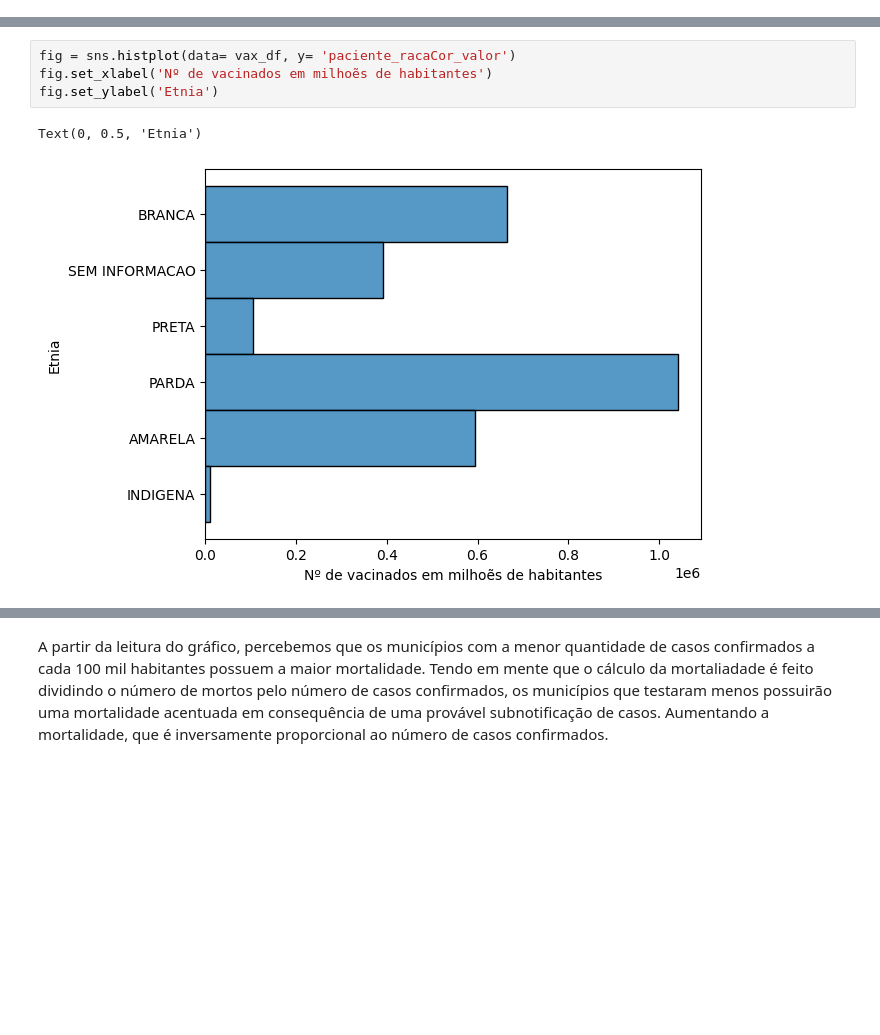
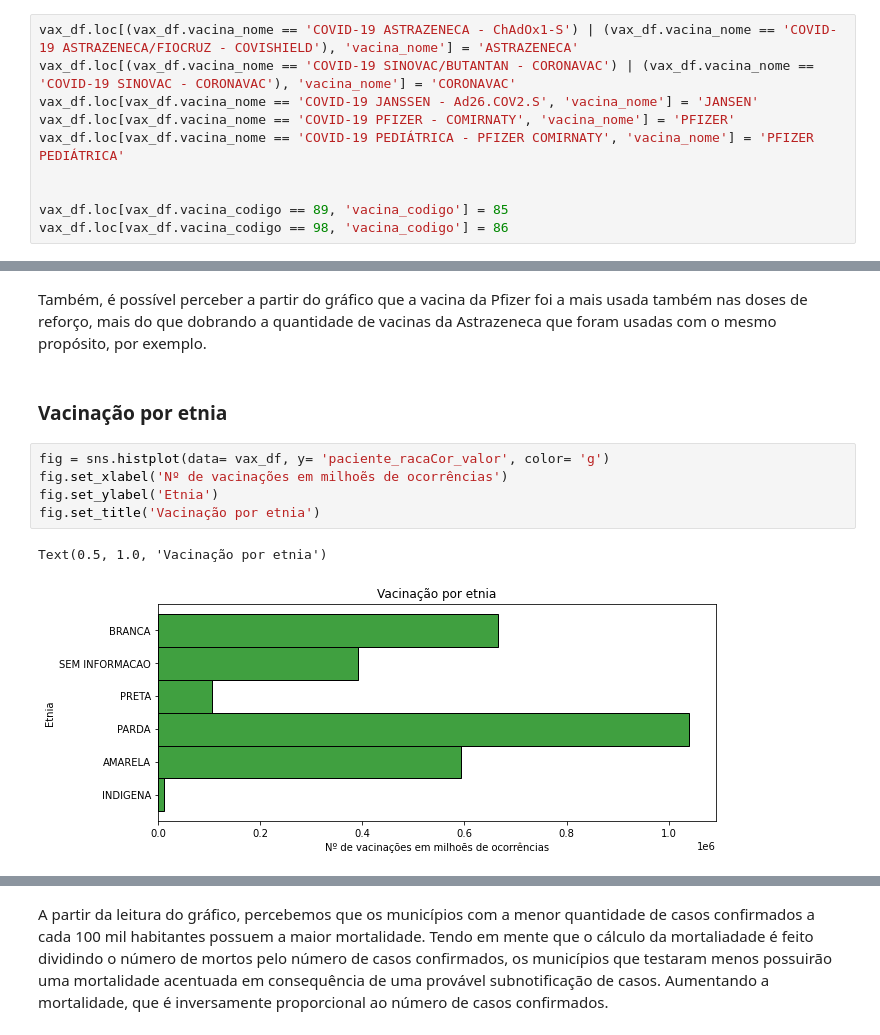
Before and after one commit to maxbarbosa/data-science-final-project, a Jupyter notebook: graphs.ipynb, the cells around one changed output, grey strips where cells are left out. Drawn from its saved outputs; the diff is of its cells as text; blank space fills up the shorter version.

Commit message:
Gráficos e tratamento dos nomes das Vacinas

```diff
--- a/graphs.ipynb
+++ b/graphs.ipynb
@@ -98,0 +25,10 @@ dtype: int64
+# %%
+vax_df.loc[(vax_df.vacina_nome == 'COVID-19 ASTRAZENECA - ChAdOx1-S') | (vax_df.vacina_nome == 'COVID-19 ASTRAZENECA/FIOCRUZ - COVISHIELD'), 'vacina_nome'] = 'ASTRAZENECA'
+vax_df.loc[(vax_df.vacina_nome == 'COVID-19 SINOVAC/BUTANTAN - CORONAVAC') | (vax_df.vacina_nome == 'COVID-19 SINOVAC - CORONAVAC'), 'vacina_nome'] = 'CORONAVAC'
+vax_df.loc[vax_df.vacina_nome == 'COVID-19 JANSSEN - Ad26.COV2.S', 'vacina_nome'] = 'JANSEN'
+vax_df.loc[vax_df.vacina_nome == 'COVID-19 PFIZER - COMIRNATY', 'vacina_nome'] = 'PFIZER'
+vax_df.loc[vax_df.vacina_nome == 'COVID-19 PEDIÁTRICA - PFIZER COMIRNATY', 'vacina_nome'] = 'PFIZER PEDIÁTRICA'
+
+
+vax_df.loc[vax_df.vacina_codigo == 89, 'vacina_codigo'] = 85
+vax_df.loc[vax_df.vacina_codigo == 98, 'vacina_codigo'] = 86
@@ -99,7 +61,12 @@ dtype: int64
+# %% [markdown]
+Também, é possível perceber a partir do gráfico que a vacina da Pfizer foi a mais usada também nas doses de reforço, mais do que dobrando a quantidade de vacinas da Astrazeneca que foram usadas com o mesmo propósito, por exemplo.
+# %% [markdown]
+### Vacinação por etnia
 # %%
-fig = sns.histplot(data= vax_df, y= 'paciente_racaCor_valor')
-fig.set_xlabel('Nº de vacinados em milhoẽs de habitantes')
+fig = sns.histplot(data= vax_df, y= 'paciente_racaCor_valor', color= 'g')
+fig.set_xlabel('Nº de vacinações em milhoẽs de ocorrências')
 fig.set_ylabel('Etnia')
+fig.set_title('Vacinação por etnia')
 # %% [output]
-Text(0, 0.5, 'Etnia')
+Text(0.5, 1.0, 'Vacinação por etnia')
-[figure, old version]
+[figure, new version]
```
Also changed, not shown: parts of 21 cells of this notebook.
